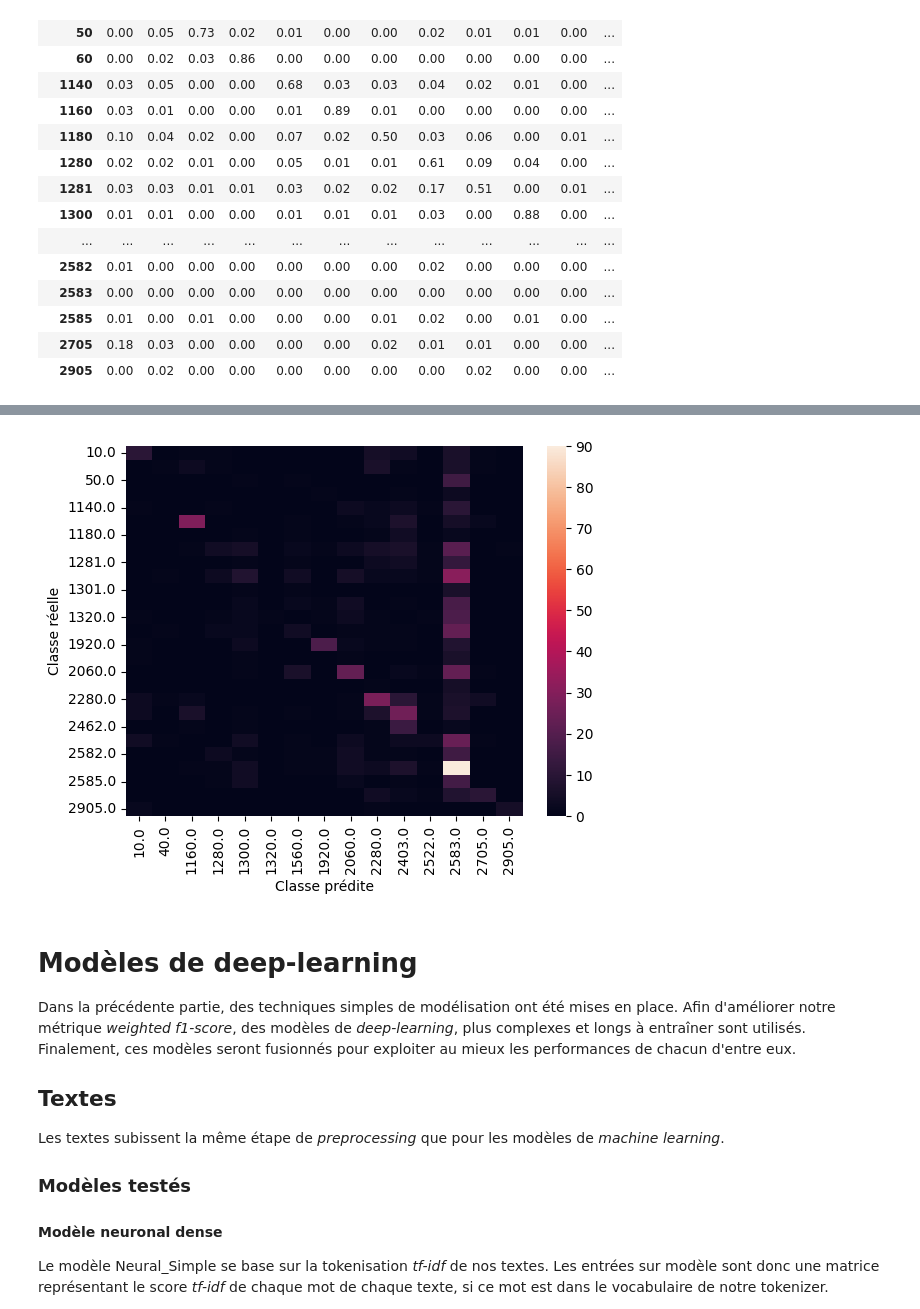
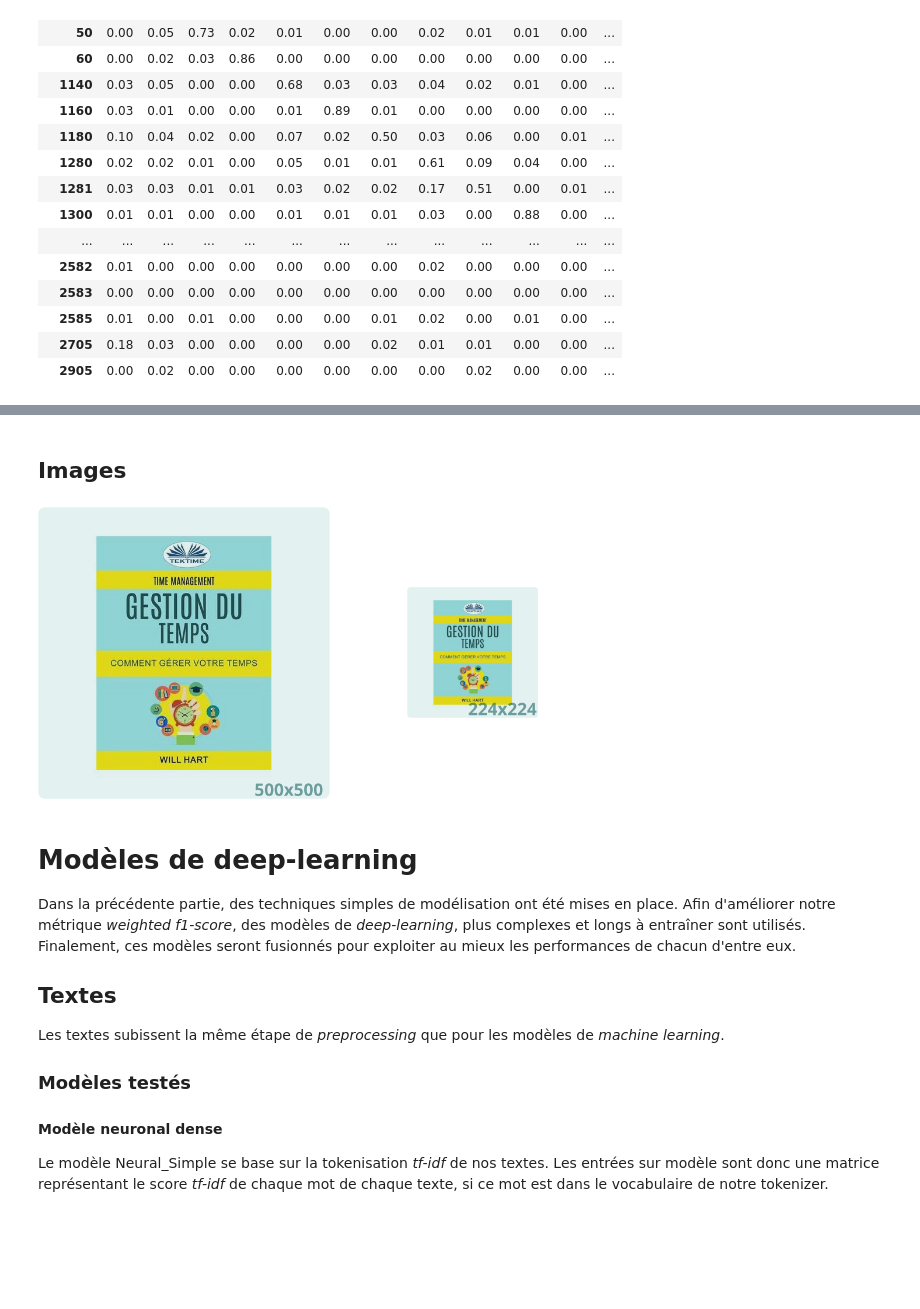
Before and after one commit to data-modelisation/rakuten, a Jupyter notebook: notebooks/final_report.ipynb, the cells around one changed output, grey strips where cells are left out. Saved outputs shown, nothing was run; the diff lists cells and outputs as text; code cells hidden in the pictures; blank space fills up the shorter version.

Commit message:
Ajout image rescale

```diff
--- a/notebooks/final_report.ipynb
+++ b/notebooks/final_report.ipynb
@@ -426,8 +416,9 @@ La matrice de confusion en heatmap est la suivante :
-# %%
-from IPython.display import Image
-Image(filename="images/SVCHeatmap.png")
-# %% [output]
-[figure, removed]
+# %% [markdown]
+## Images
+# %%
+Image(filename="images/rescale.png", width=500)
+# %% [output]
+[figure, added]
 # %% [markdown]
 # Modèles de deep-learning
 
```
Also changed, not shown: parts of 3 cells of this notebook.
